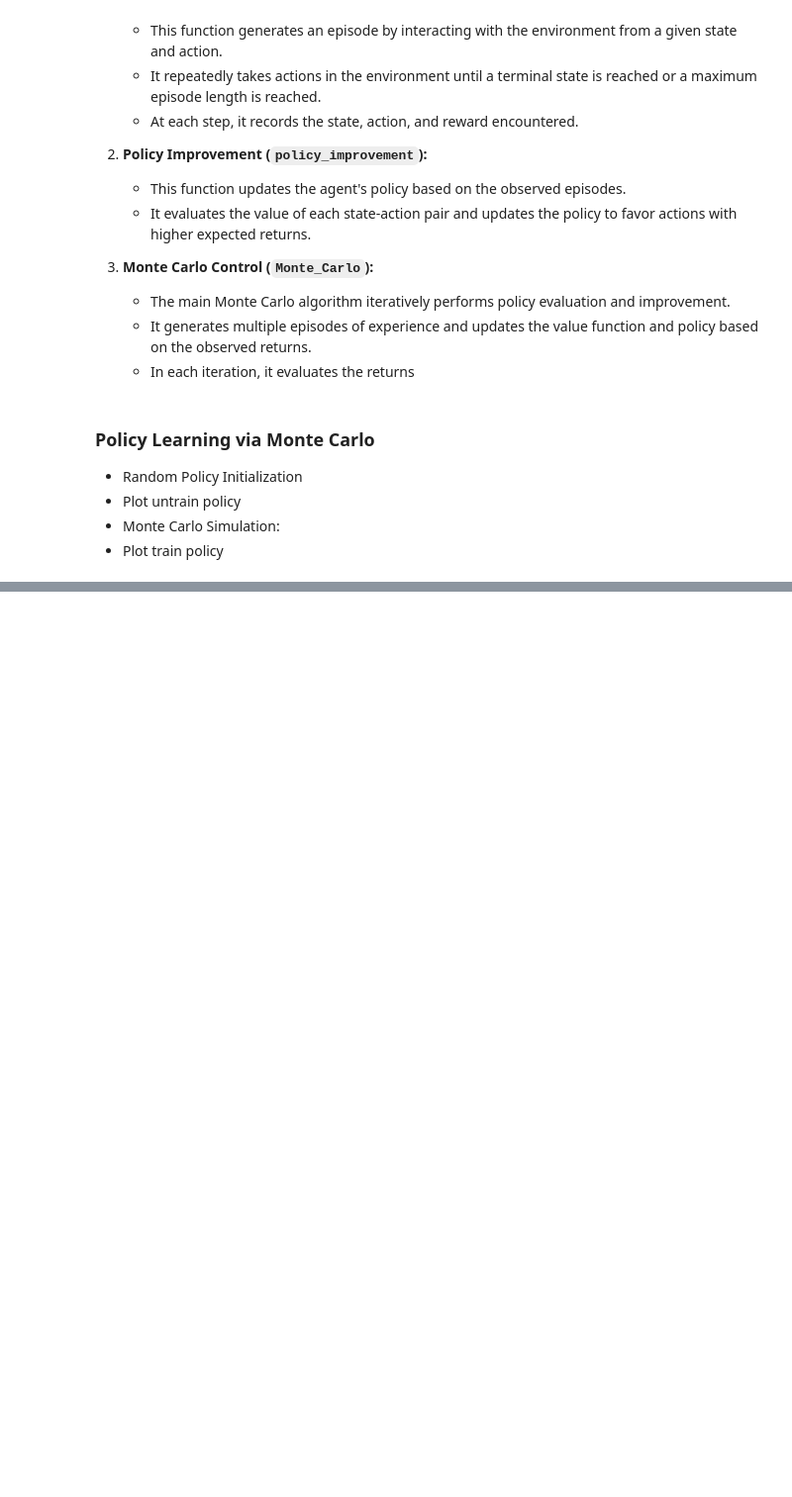
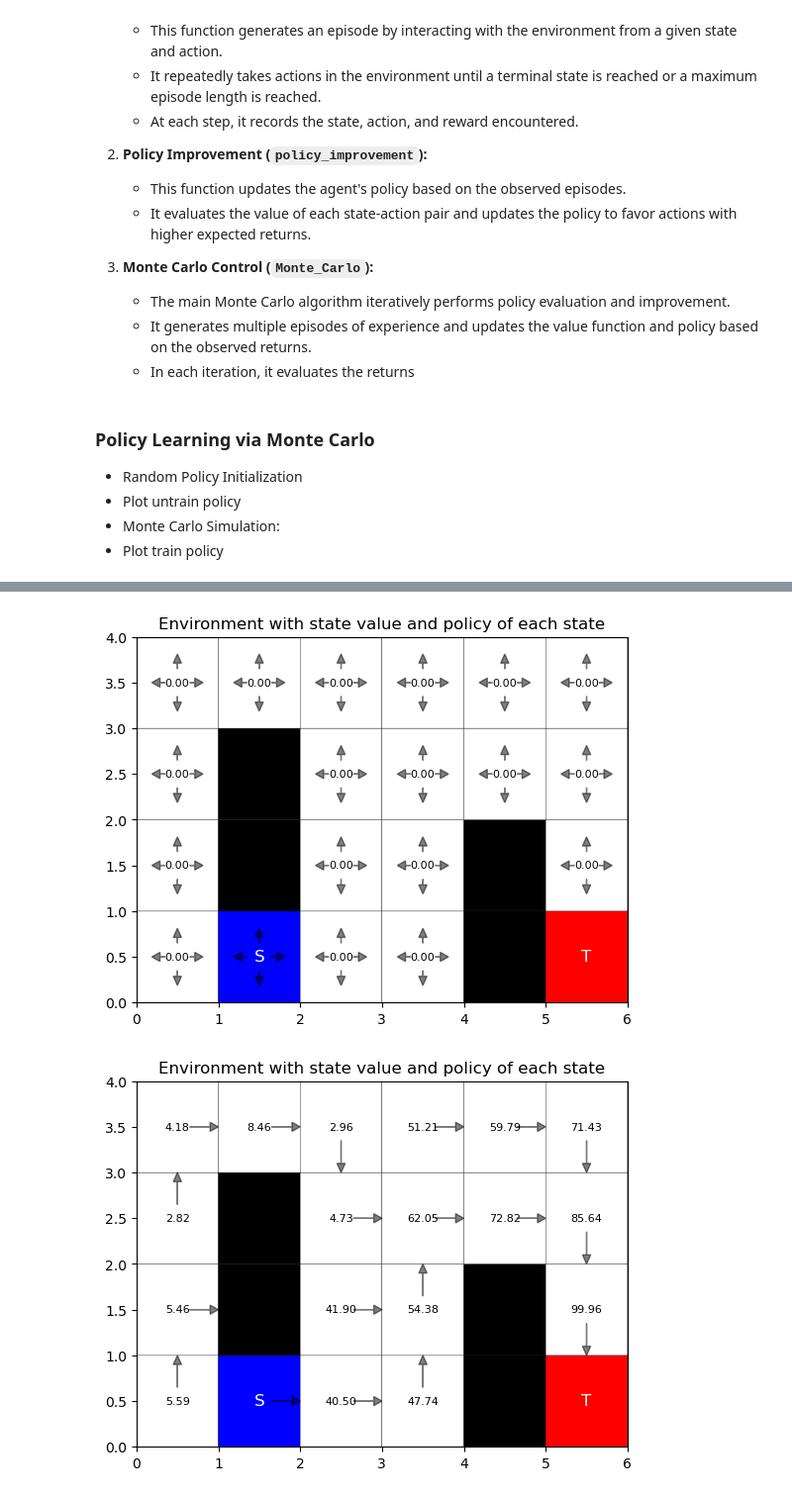
Before and after one commit to OmerShiranC/RL-Project, a Jupyter notebook: MDP.ipynb, the cells around one changed output, grey strips where cells are left out. Shown at 99% size. Drawn from its saved outputs; the diff is of its cells as text; code cells hidden in the pictures; blank space fills up the shorter version.

```diff
--- a/MDP.ipynb
+++ b/MDP.ipynb
@@ -359,0 +477,8 @@ Env.plot_policy()
+# %%
+Env = initialize()
+Env.plot_policy()
+Env.ESARSA(num_episodes=5000)
+Env.plot_policy()
+# %% [output]
+[figure, added]
+[figure, added]
```
Also changed, not shown: parts of 19 cells of this notebook.
